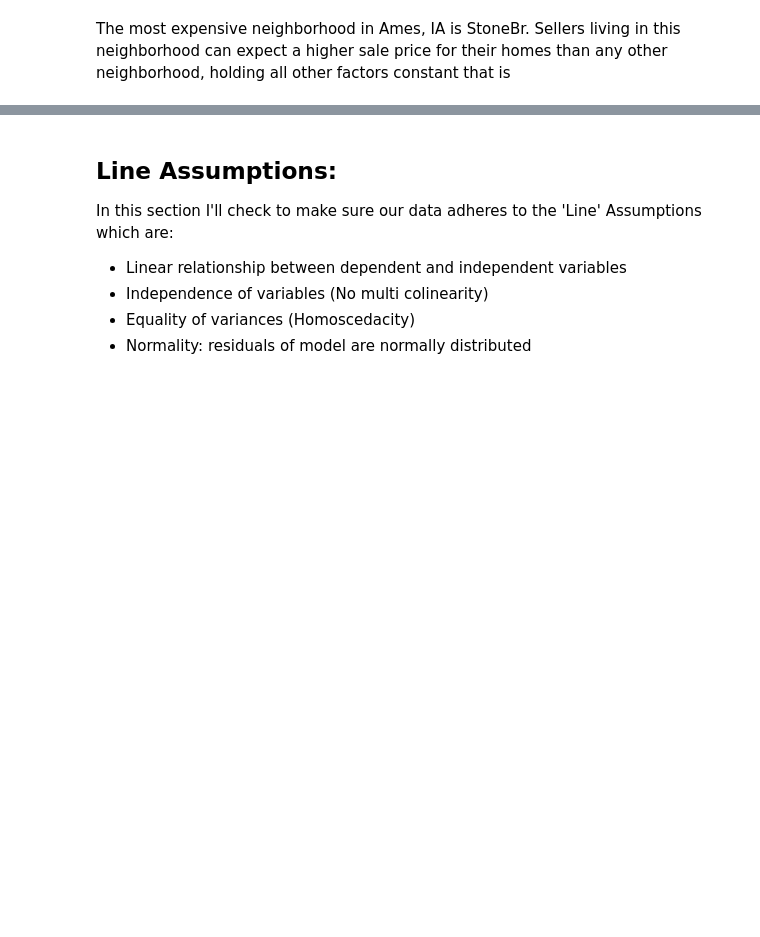
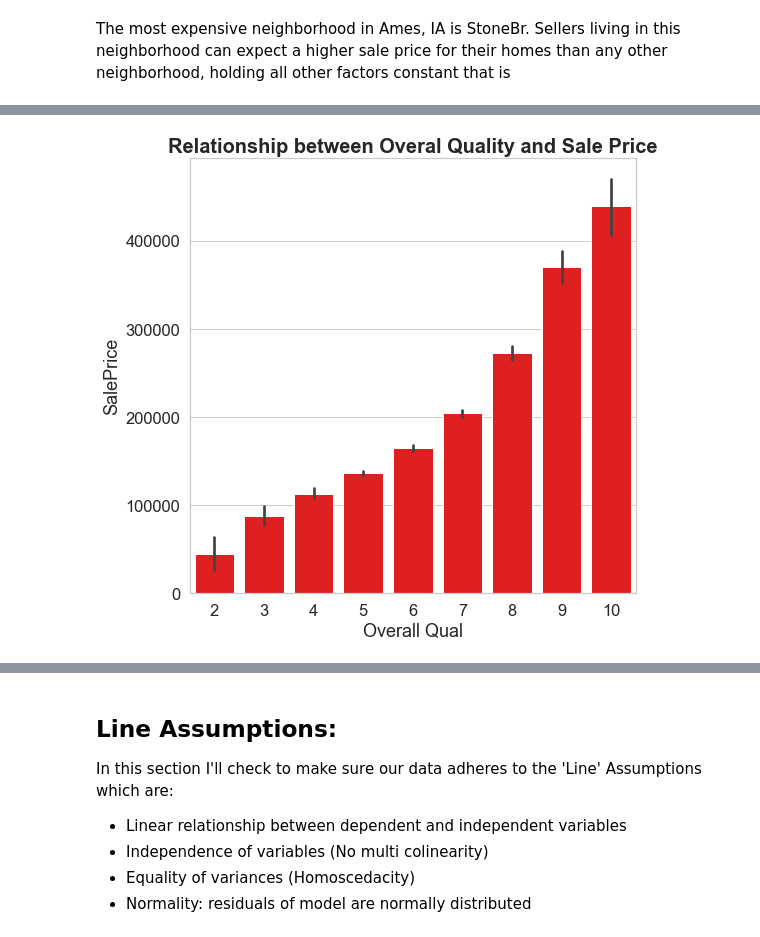
Before and after one commit to ianibogwu/Projects, a Jupyter notebook: GA-projects/01-Ames-housing/Cleaning_EDA.ipynb, the cells around one changed output, grey strips where cells are left out. Cells and saved outputs as stored; diff of their text form; code cells hidden in the pictures; blank space fills up the shorter version.

```diff
--- a/GA-projects/01-Ames-housing/Cleaning_EDA.ipynb
+++ b/GA-projects/01-Ames-housing/Cleaning_EDA.ipynb
@@ -357 +362,7 @@ visuals(new_train, 'MS SubClass', 'SalePrice', 'husl');
 As listed in the county files, an MS Sub class identifies the dwelling type of the home. An MS Sub Class of 75 means that the house is a 2 1/2 story structure. This would mean that the most expenisve homes in Ames, IA tend to be the 2 1/2 story houses, signifying that the town is oriented more towards families.
+# %%
+plt.figure(figsize=(8,8))
+plt.title("Relationship between Overal Quality and Sale Price", fontsize = 20, weight = 'bold')
+sns.barplot(x= 'Overall Qual', y= 'SalePrice', data = new_train, color= 'red');
+# %% [output]
+[figure, added]
```
Also changed, not shown: parts of 10 cells of this notebook, 6 other files.
